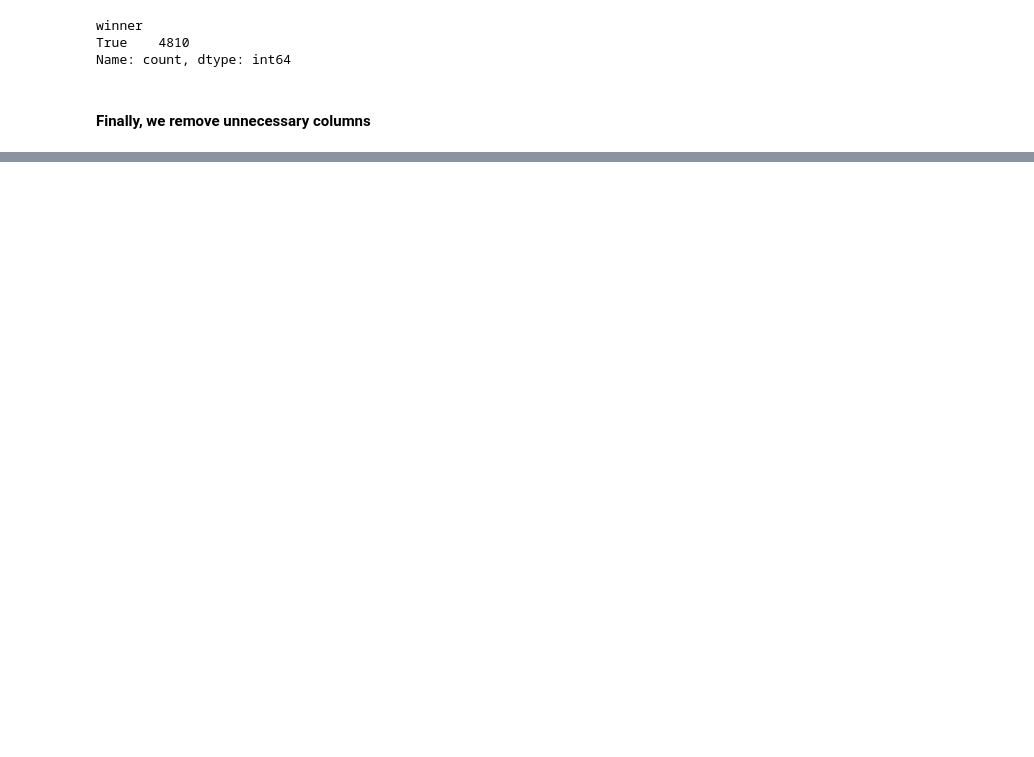
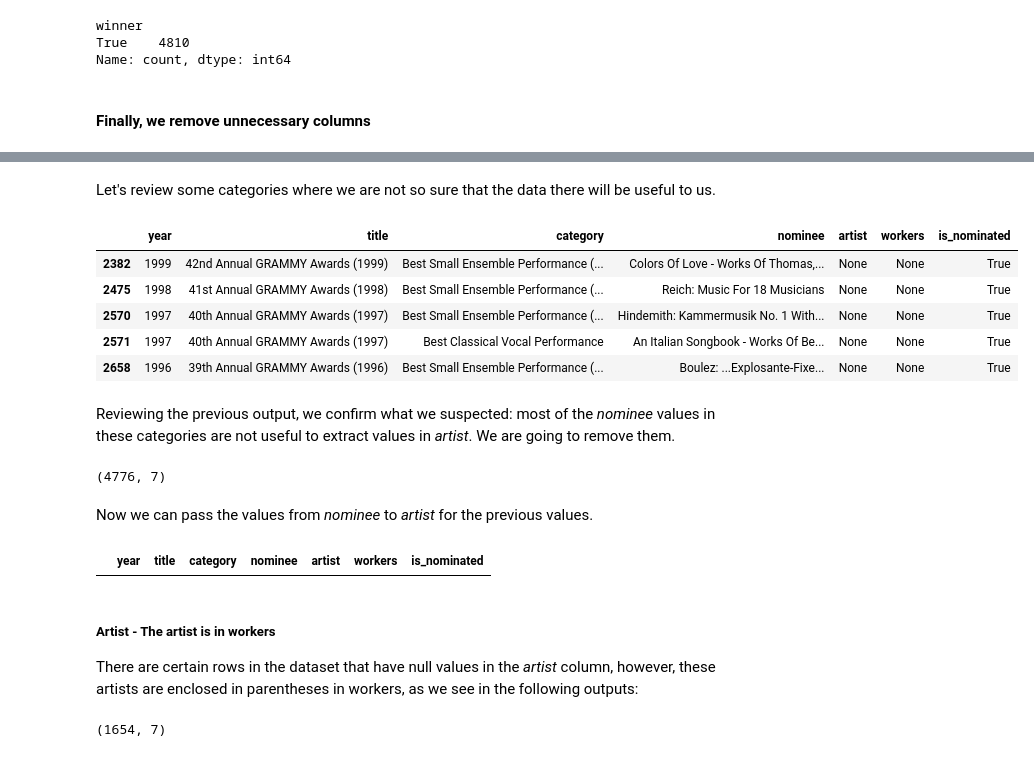
Before and after one commit to mitgar14/etl-workshop-2, a Jupyter notebook: notebooks/02-EDA_Grammys.ipynb, the cells around one changed output, grey strips where cells are left out. Drawn from its saved outputs; the diff is of its cells as text; code cells hidden in the pictures; blank space fills up the shorter version.

```diff
--- a/notebooks/02-EDA_Grammys.ipynb
+++ b/notebooks/02-EDA_Grammys.ipynb
@@ -205,0 +277,27 @@ df.head()
+# %% [markdown]
+Let's review some categories where we are not so sure that the data there will be useful to us.
+# %%
+categories = [
+    "Best Classical Vocal Soloist Performance",
+    "Best Classical Vocal Performance",
+    "Best Small Ensemble Performance (With Or Without Conductor)",
+    "Best Classical Performance - Instrumental Soloist Or Soloists (With Or Without Orchestra)",
+    "Most Promising New Classical Recording Artist",
+    "Best Classical Performance - Vocal Soloist (With Or Without Orchestra)",
+    "Best New Classical Artist",
+    "Best Classical Vocal Soloist",
+    "Best Performance - Instrumental Soloist Or Soloists (With Or Without Orchestra)",
+    "Best Classical Performance - Vocal Soloist"
+]
+
+both_filtered = both_null_values[both_null_values["category"].isin(categories)]
+both_filtered.head()
+# %% [output]
+|  | year | title | category | nominee | artist | workers | is_nominated |
+| 2382 | 1999 | 42nd Annual GRAMMY Awards (1999) | Best Small Ensemble Performance (... | Colors Of Love - Works Of Thomas,... | None | None | True |
+| 2475 | 1998 | 41st Annual GRAMMY Awards (1998) | Best Small Ensemble Performance (... | Reich: Music For 18 Musicians | None | None | True |
+| 2570 | 1997 | 40th Annual GRAMMY Awards (1997) | Best Small Ensemble Performance (... | Hindemith: Kammermusik No. 1 With... | None | None | True |
+| 2571 | 1997 | 40th Annual GRAMMY Awards (1997) | Best Classical Vocal Performance | An Italian Songbook - Works Of Be... | None | None | True |
+| 2658 | 1996 | 39th Annual GRAMMY Awards (1996) | Best Small Ensemble Performance (... | Boulez: ...Explosante-Fixe... | None | None | True |
+# %% [markdown]
+Reviewing the previous output, we confirm what we suspected: most of the *nominee* values in these categories are not useful to extract values in *artist*. We are going to remove them.
@@ -205,0 +307,6 @@ df.head()
+# %%
+df.shape
+# %% [output]
+(4776, 7)
+# %% [markdown]
+Now we can pass the values from *nominee* to *artist* for the previous values.
@@ -205,0 +315,13 @@ df.head()
+# %%
+df.loc[df["artist"].isna() & df["workers"].isna()]
+# %% [output]
+|  | year | title | category | nominee | artist | workers | is_nominated |
+# %% [markdown]
+##### **Artist - The artist is in workers**
+
+There are certain rows in the dataset that have null values in the *artist* column, however, these artists are enclosed in parentheses in workers, as we see in the following outputs:
+# %%
+artist_null = df.loc[df["artist"].isna()]
+artist_null.shape
+# %% [output]
+(1654, 7)
```
Also changed, not shown: parts of 48 cells of this notebook, 2 other files.
